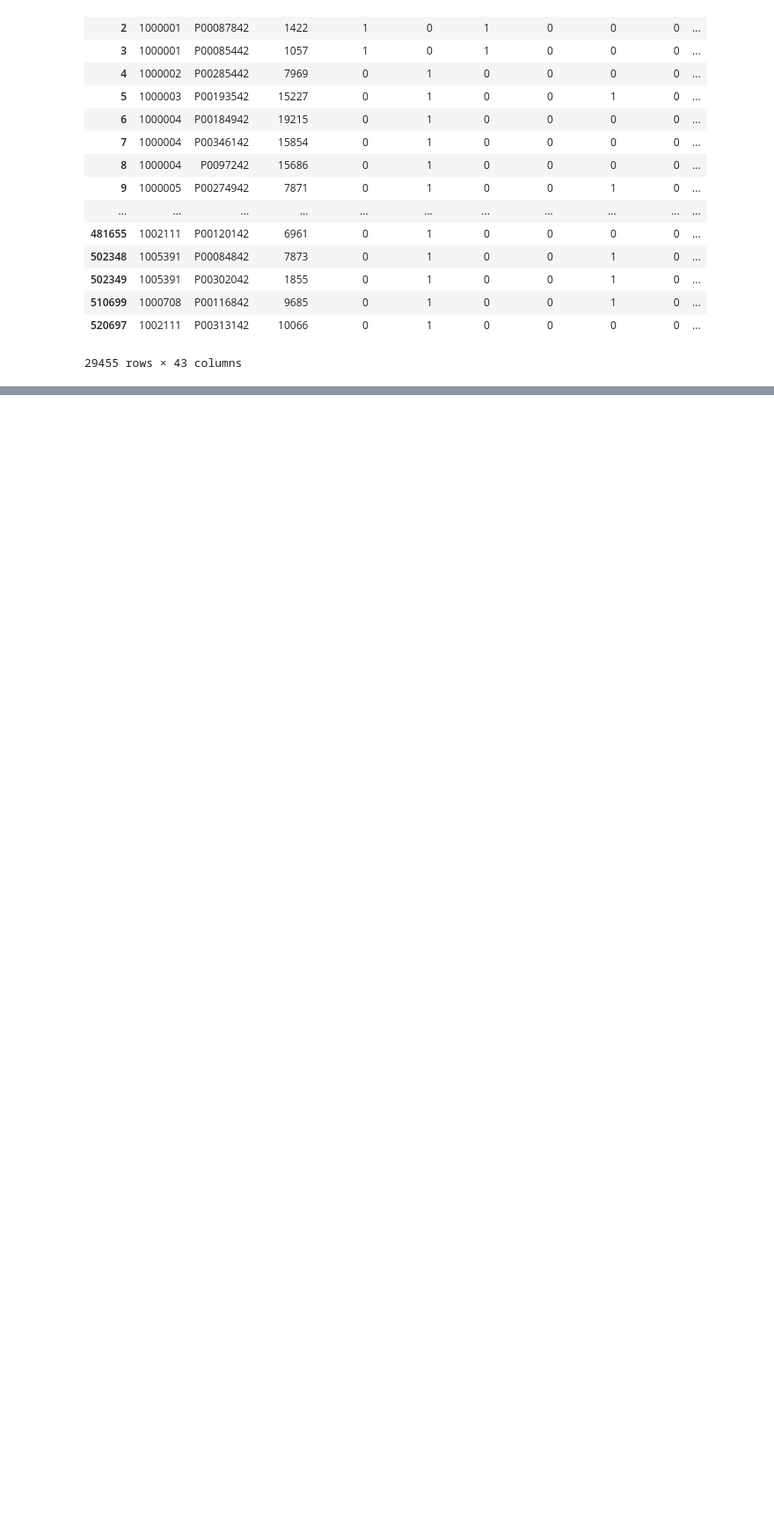
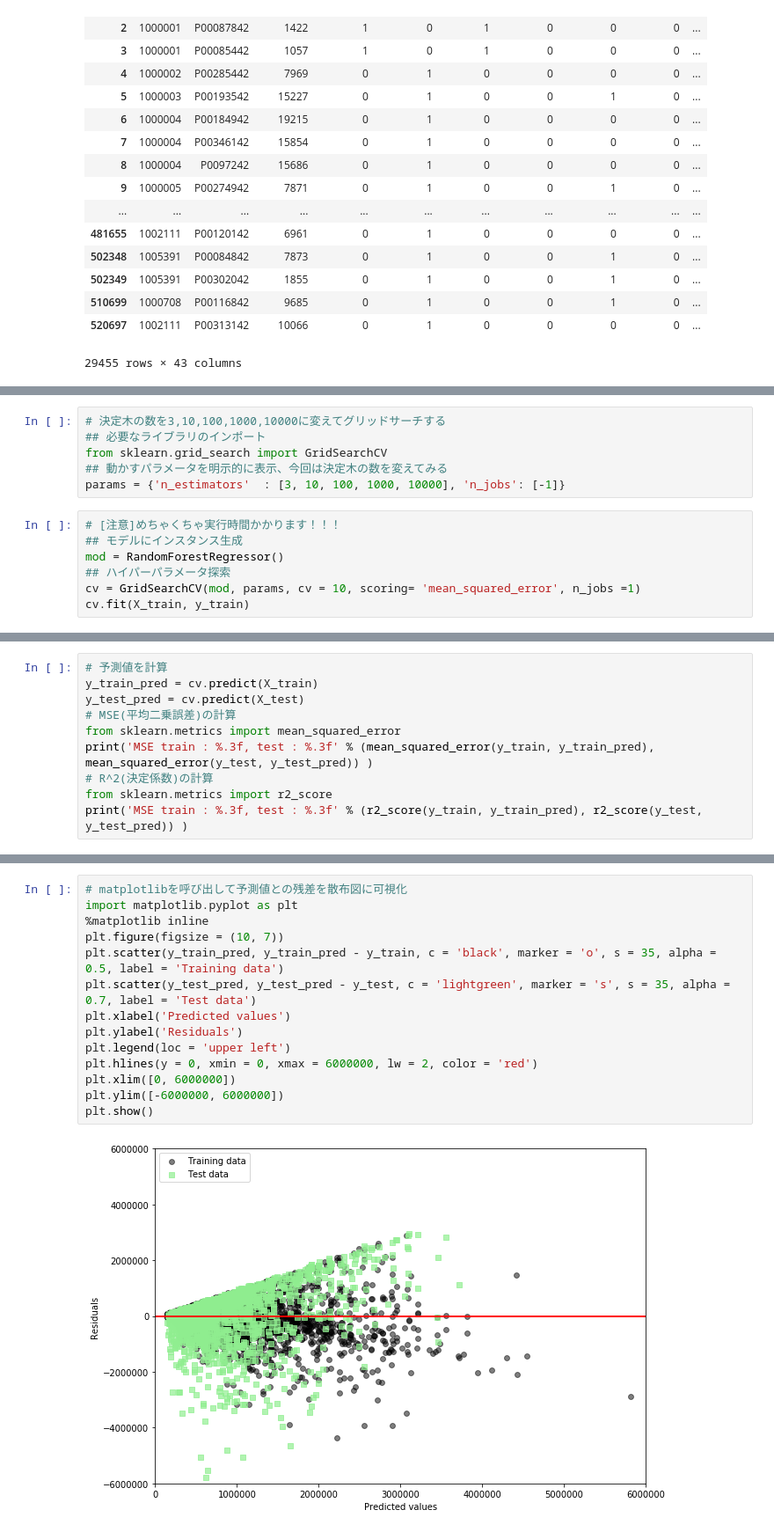
Before and after one commit to ARAKEI-8888/BlackFriday-analysis, a Jupyter notebook: ブラックフライデーに関するデータ処理.ipynb, the cells around one changed output, grey strips where cells are left out. Shown at 88% size. Saved outputs shown, nothing was run; the diff lists cells and outputs as text; blank space fills up the shorter version.

```diff
--- a/ブラックフライデーに関するデータ処理.ipynb
+++ b/ブラックフライデーに関するデータ処理.ipynb
@@ -215,0 +363,13 @@ accuracy_score(pred, test_y)
+# %%
+# 決定木の数を3,10,100,1000,10000に変えてグリッドサーチする
+## 必要なライブラリのインポート
+from sklearn.grid_search import GridSearchCV
+## 動かすパラメータを明示的に表示、今回は決定木の数を変えてみる
+params = {'n_estimators'  : [3, 10, 100, 1000, 10000], 'n_jobs': [-1]}
+# %%
+# [注意]めちゃくちゃ実行時間かかります！！！
+## モデルにインスタンス生成
+mod = RandomForestRegressor()
+## ハイパーパラメータ探索
+cv = GridSearchCV(mod, params, cv = 10, scoring= 'mean_squared_error', n_jobs =1)
+cv.fit(X_train, y_train)
@@ -215,0 +388,10 @@ accuracy_score(pred, test_y)
+# %%
+# 予測値を計算
+y_train_pred = cv.predict(X_train)
+y_test_pred = cv.predict(X_test)
+# MSE(平均二乗誤差)の計算
+from sklearn.metrics import mean_squared_error
+print('MSE train : %.3f, test : %.3f' % (mean_squared_error(y_train, y_train_pred), mean_squared_error(y_test, y_test_pred)) )
+# R^2(決定係数)の計算
+from sklearn.metrics import r2_score
+print('MSE train : %.3f, test : %.3f' % (r2_score(y_train, y_train_pred), r2_score(y_test, y_test_pred)) )
@@ -215,0 +407,16 @@ accuracy_score(pred, test_y)
+# %%
+# matplotlibを呼び出して予測値との残差を散布図に可視化
+import matplotlib.pyplot as plt
+%matplotlib inline
+plt.figure(figsize = (10, 7))
+plt.scatter(y_train_pred, y_train_pred - y_train, c = 'black', marker = 'o', s = 35, alpha = 0.5, label = 'Training data')
+plt.scatter(y_test_pred, y_test_pred - y_test, c = 'lightgreen', marker = 's', s = 35, alpha = 0.7, label = 'Test data')
+plt.xlabel('Predicted values')
+plt.ylabel('Residuals')
+plt.legend(loc = 'upper left')
+plt.hlines(y = 0, xmin = 0, xmax = 6000000, lw = 2, color = 'red')
+plt.xlim([0, 6000000])
+plt.ylim([-6000000, 6000000])
+plt.show()
+# %% [output]
+[figure, added]
```
Also changed, not shown: parts of 37 cells of this notebook, 2 other files.
